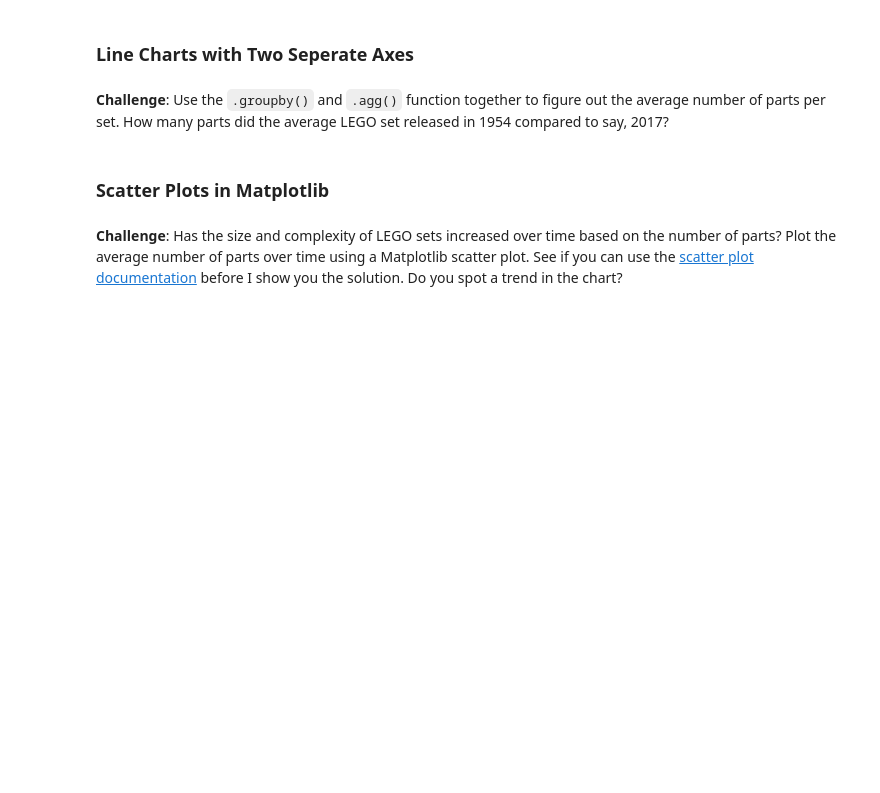
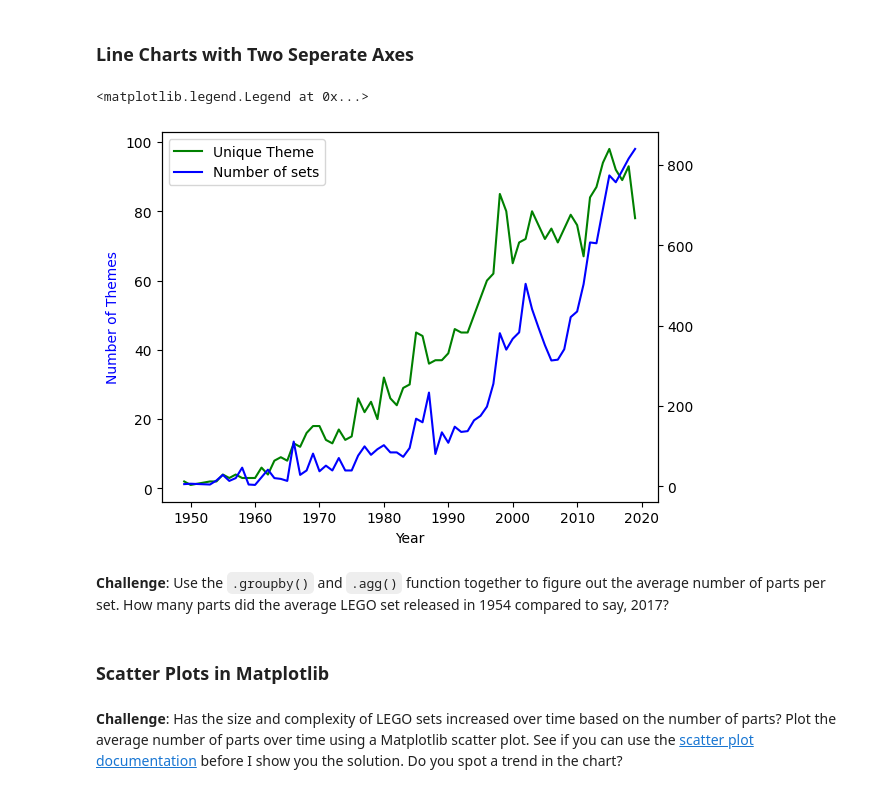
Before and after one commit to Developer122436/MyScrips, a Jupyter notebook: Python Projects Through Courses/Section 73 - Aggregate & Merge Data With Pandas/Lego_Analysis_for_Course_(start).ipynb, the cells around one changed output. Cells and saved outputs as stored; diff of their text form; code cells hidden in the pictures; blank space fills up the shorter version.

```diff
--- a/Python Projects Through Courses/Section 73 - Aggregate & Merge Data With Pandas/Lego_Analysis_for_Course_(start).ipynb
+++ b/Python Projects Through Courses/Section 73 - Aggregate & Merge Data With Pandas/Lego_Analysis_for_Course_(start).ipynb
@@ -202,5 +246,18 @@ Let's work out the number of different themes shipped by year. This means we hav
 # %% [markdown]
 ### Line Charts with Two Seperate Axes
+# %%
+ax1 = plt.gca() # get current axes
+ax2 = ax1.twinx()
+l1 = ax1.plot(themes_by_year.index[:-2], themes_by_year.nr_themes[:-2], color='g', label="Unique Theme")
+l2 = ax2.plot(sets_by_year.index[:-2], sets_by_year.set_num[:-2], 'b', label="Number of sets")
+
+ax1.set_xlabel('Year')
+ax1.set_ylabel('Number of Sets', color='green')
+ax1.set_ylabel('Number of Themes', color='blue')
+ax1.legend(handles=l1+l2)
+# %% [output]
+<matplotlib.legend.Legend at 0x...>
+[figure, added]
 # %% [markdown]
 **Challenge**: Use the <code>.groupby()</code> and <code>.agg()</code> function together to figure out the average number of parts per set. How many parts did the average LEGO set released in 1954 compared to say, 2017?
 # %% [markdown]
```
Also changed, not shown: parts of 6 cells of this notebook.
